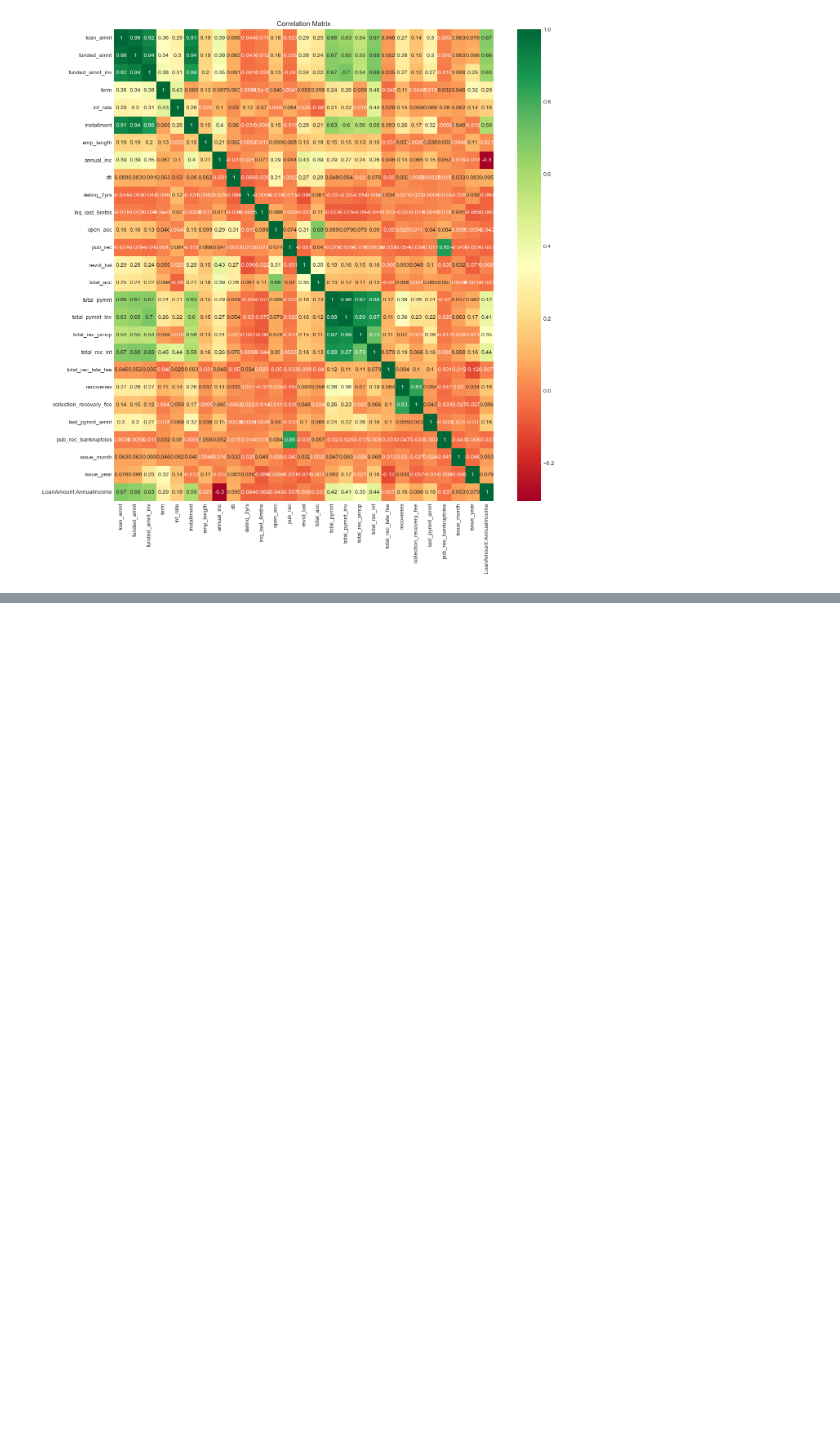
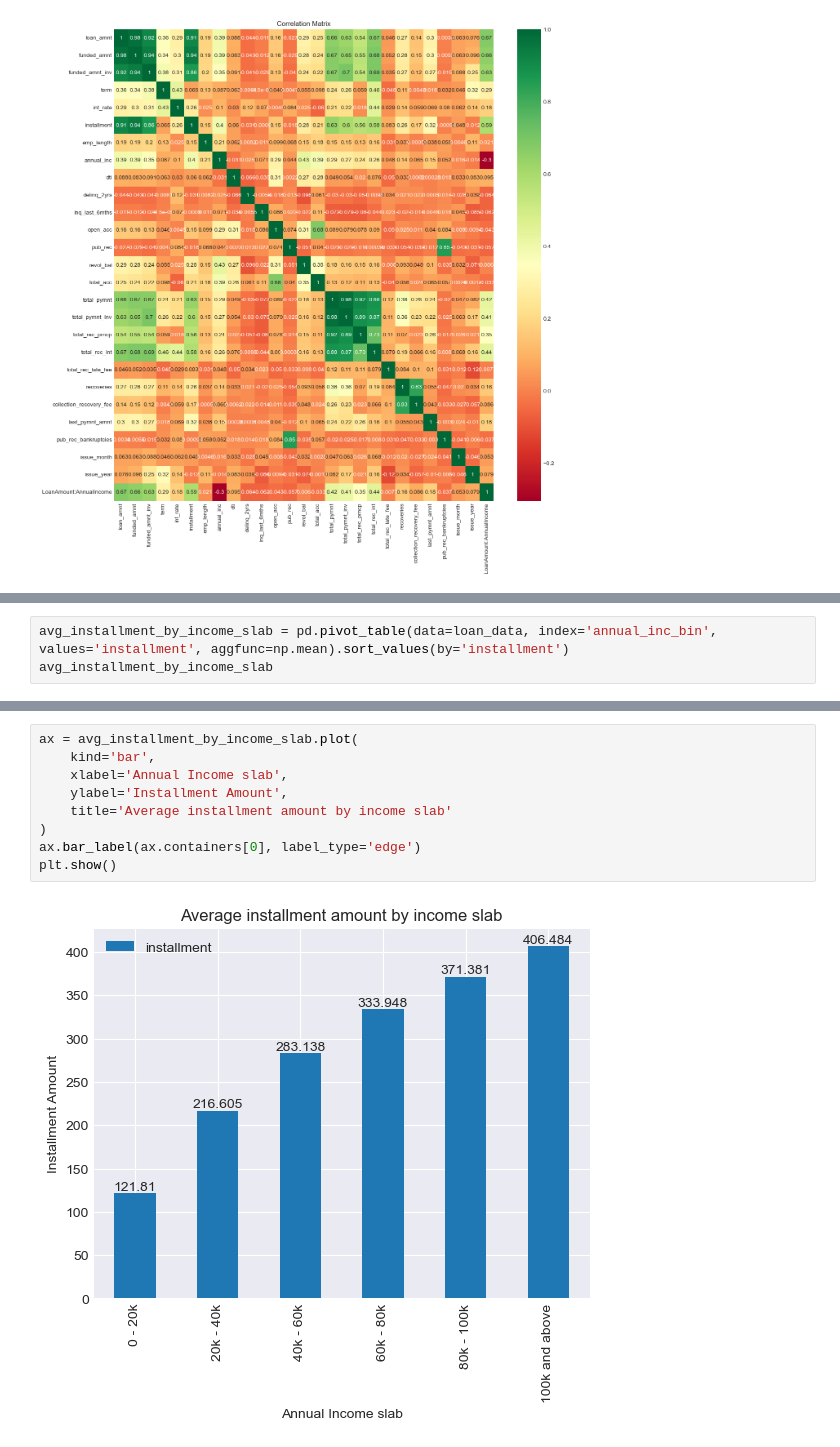
Before and after one commit to cyberpirate92/lending-club-case-study, a Jupyter notebook: Lending Club Case Study.ipynb, the cells around one changed output, grey strips where cells are left out. Saved outputs shown, nothing was run; the diff lists cells and outputs as text; blank space fills up the shorter version.

```diff
--- a/Lending Club Case Study.ipynb
+++ b/Lending Club Case Study.ipynb
@@ -1134,0 +1157,3 @@ plt.show()
+# %%
+avg_installment_by_income_slab = pd.pivot_table(data=loan_data, index='annual_inc_bin', values='installment', aggfunc=np.mean).sort_values(by='installment')
+avg_installment_by_income_slab
@@ -1134,0 +1169,11 @@ plt.show()
+# %%
+ax = avg_installment_by_income_slab.plot(
+    kind='bar',
+    xlabel='Annual Income slab',
+    ylabel='Installment Amount',
+    title='Average installment amount by income slab'
+)
+ax.bar_label(ax.containers[0], label_type='edge')
+plt.show()
+# %% [output]
+[figure, added]
```
Also changed, not shown: parts of 32 cells of this notebook.
